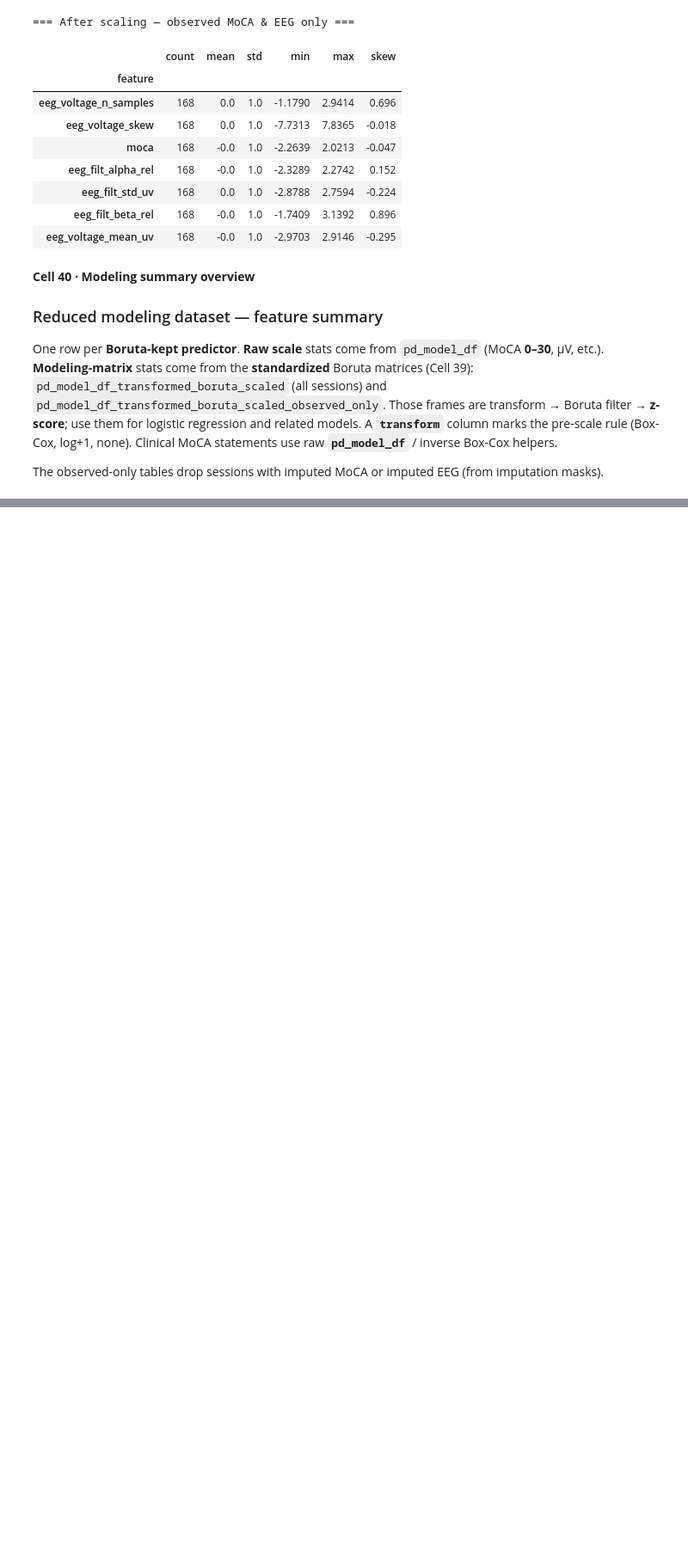
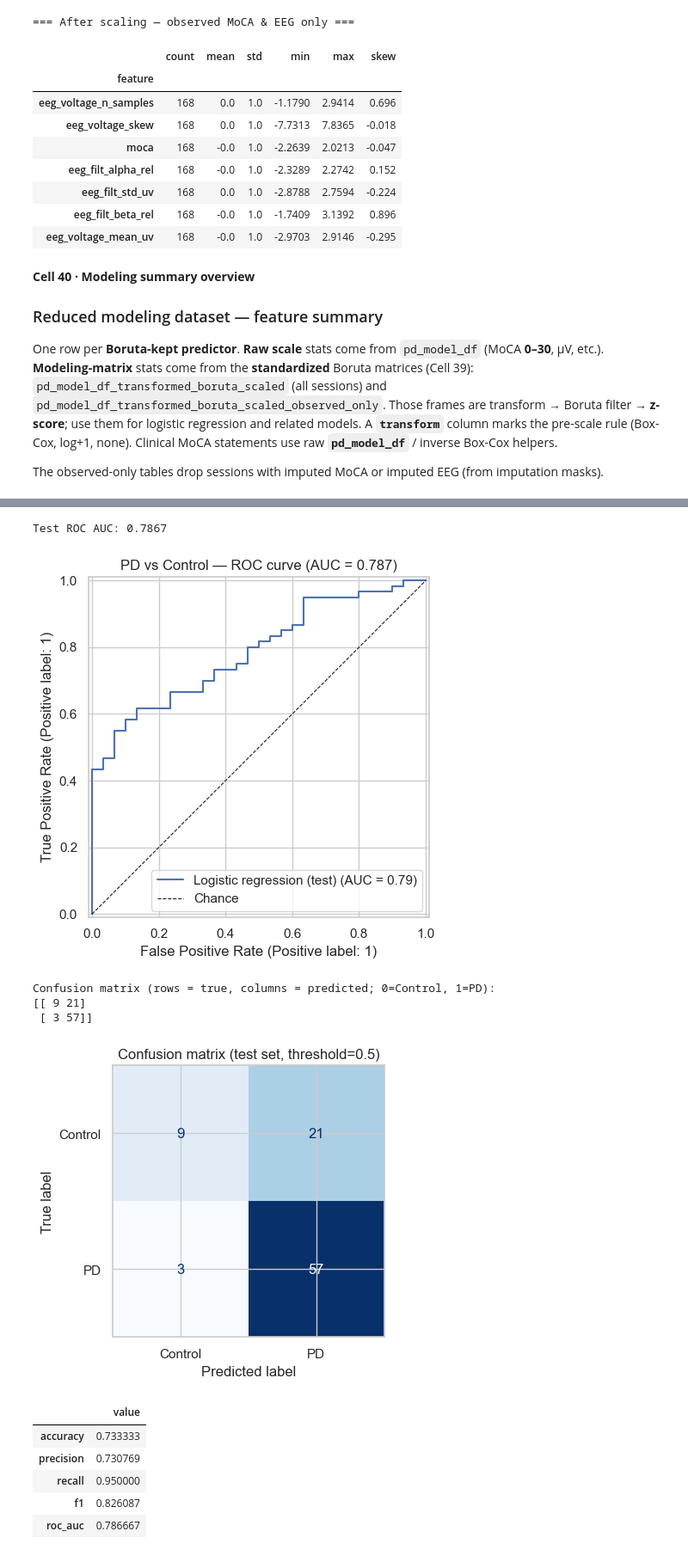
Before and after one commit to tnewman10/DDDM, a Jupyter notebook: Parkinson's Diagnosis/ds008768/PD Model.ipynb, the cells around one changed output, grey strips where cells are left out. Shown at 86% size. Cells and saved outputs as stored; diff of their text form; code cells hidden in the pictures; blank space fills up the shorter version.

```diff
--- a/Parkinson's Diagnosis/ds008768/PD Model.ipynb
+++ b/Parkinson's Diagnosis/ds008768/PD Model.ipynb
@@ -3546,0 +3622,77 @@ display(_modeling_feature_summary(modeling_obs_df, MODELING_SUMMARY_FEATURES))
+# %%
+# Cell 45 · ROC/AUC, confusion matrix, and classification metrics
+import matplotlib.pyplot as plt
+from sklearn.metrics import (
+    RocCurveDisplay,
+    accuracy_score,
+    classification_report,
+    confusion_matrix,
+    ConfusionMatrixDisplay,
+    f1_score,
+    precision_score,
+    recall_score,
+    roc_auc_score,
+)
+
+if "pd_logistic_model" not in globals():
+    raise NameError("Run Cell 43 (fit logistic regression) first.")
+
+y_prob = pd_logistic_model.predict_proba(X_test)[:, 1]
+y_pred = pd_logistic_model.predict(X_test)
+
+test_auc = roc_auc_score(y_test, y_prob)
+print(f"Test ROC AUC: {test_auc:.4f}")
+
+fig, ax = plt.subplots(figsize=(6, 5))
+RocCurveDisplay.from_predictions(
+    y_test,
+    y_prob,
+    ax=ax,
+    name="Logistic regression (test)",
+)
+ax.plot([0, 1], [0, 1], "k--", lw=0.8, label="Chance")
+ax.set_title(f"PD vs Control — ROC curve (AUC = {test_auc:.3f})")
+ax.legend(loc="lower right")
+fig.tight_layout()
+plt.show()
+
+cm = confusion_matrix(y_test, y_pred, labels=[0, 1])
+print("Confusion matrix (rows = true, columns = predicted; 0=Control, 1=PD):")
+print(cm)
+
+fig_cm, ax_cm = plt.subplots(figsize=(4.8, 4.2))
+ConfusionMatrixDisplay(confusion_matrix=cm, display_labels=["Control", "PD"]).plot(
+    ax=ax_cm,
+    cmap="Blues",
+    colorbar=False,
+)
+ax_cm.set_title("Confusion matrix (test set, threshold=0.5)")
+fig_cm.tight_layout()
+plt.show()
+
+logistic_test_metrics = pd.Series(
+    {
+        "accuracy": accuracy_score(y_test, y_pred),
+        "precision": precision_score(y_test, y_pred, zero_division=0),
+        "recall": recall_score(y_test, y_pred, zero_division=0),
+        "f1": f1_score(y_test, y_pred, zero_division=0),
+        "roc_auc": test_auc,
+    },
+    name="value",
+)
+display(logistic_test_metrics.to_frame())
+
+print(classification_report(y_test, y_pred, target_names=["Control", "PD"], digits=3))
+# %% [output]
+Test ROC AUC: 0.7867
+[figure, added]
+Confusion matrix (rows = true, columns = predicted; 0=Control, 1=PD):
+[[ 9 21]
+ [ 3 57]]
+[figure, added]
+|  | value |
+| accuracy | 0.733333 |
+| precision | 0.730769 |
+| recall | 0.950000 |
+| f1 | 0.826087 |
+| roc_auc | 0.786667 |
```
Also changed, not shown: parts of 6 cells of this notebook, 21 other files.
